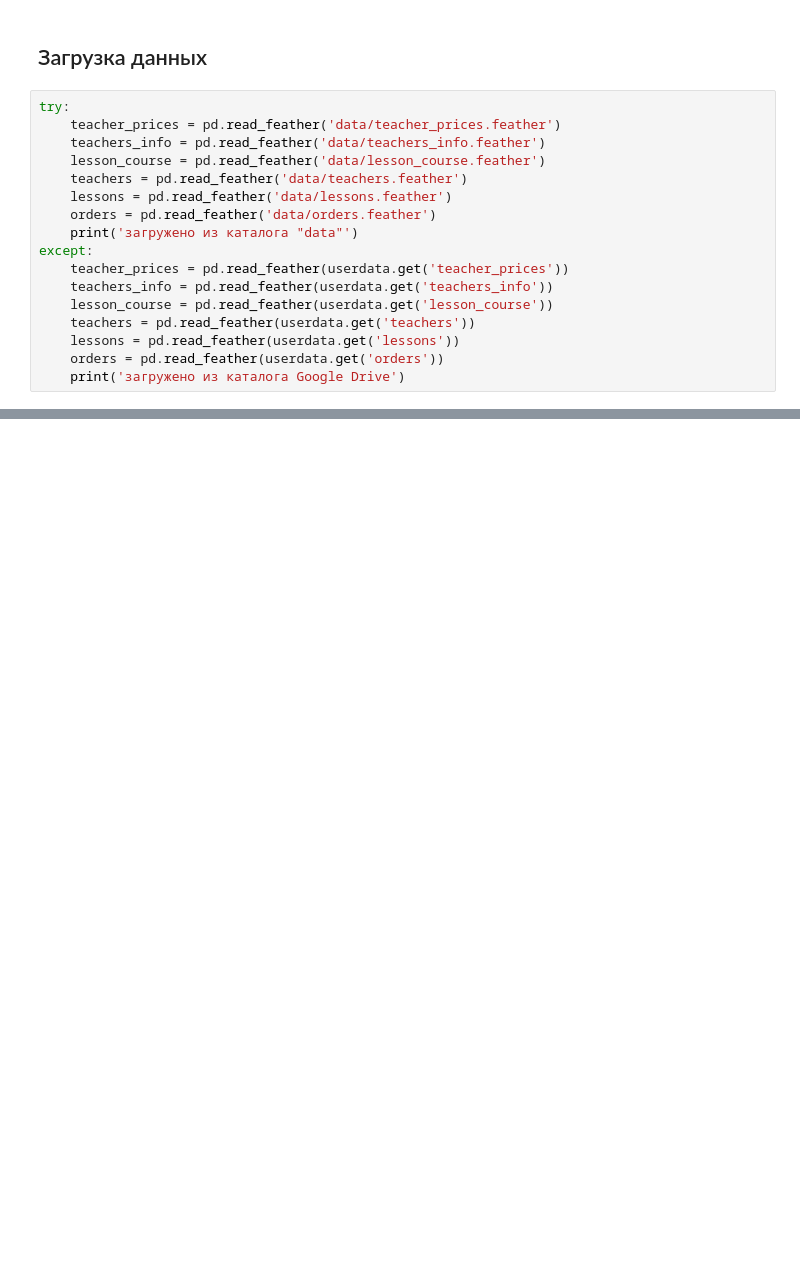
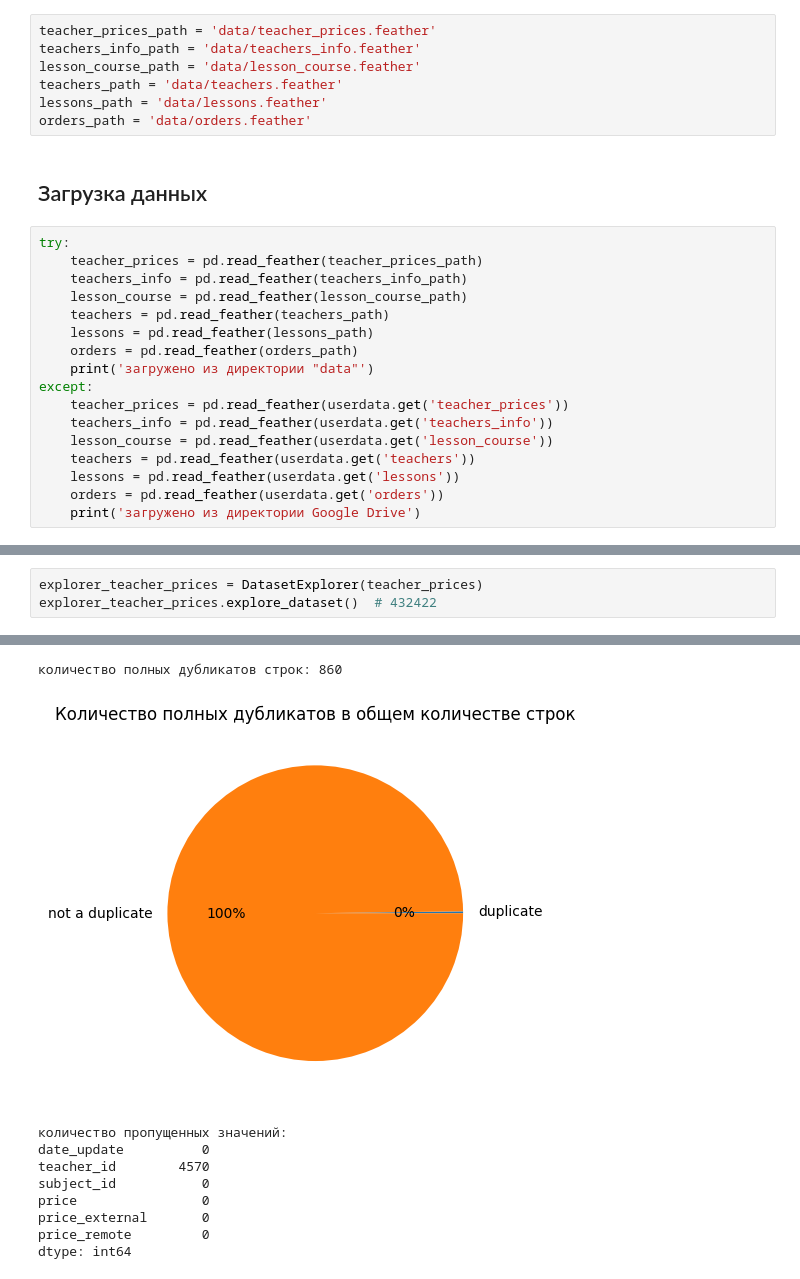
Before and after one commit to denis-42ds/identification_and_optimization_of_payments, a Jupyter notebook: payments_optimization.ipynb, the cells around one changed output, grey strips where cells are left out. Saved outputs shown, nothing was run; the diff lists cells and outputs as text; blank space fills up the shorter version.

Commit message:
data review completed

```diff
--- a/payments_optimization.ipynb
+++ b/payments_optimization.ipynb
@@ -169,14 +183,21 @@ RANDOM_STATE = 42
+# %%
+teacher_prices_path = 'data/teacher_prices.feather'
+teachers_info_path = 'data/teachers_info.feather'
+lesson_course_path = 'data/lesson_course.feather'
+teachers_path = 'data/teachers.feather'
+lessons_path = 'data/lessons.feather'
+orders_path = 'data/orders.feather'
 # %% [markdown]
 ## Загрузка данных
 # %%
 try:
-    teacher_prices = pd.read_feather('data/teacher_prices.feather')
-    teachers_info = pd.read_feather('data/teachers_info.feather')
-    lesson_course = pd.read_feather('data/lesson_course.feather')
-    teachers = pd.read_feather('data/teachers.feather')
-    lessons = pd.read_feather('data/lessons.feather')
-    orders = pd.read_feather('data/orders.feather')
-    print('загружено из каталога "data"')
+    teacher_prices = pd.read_feather(teacher_prices_path)
+    teachers_info = pd.read_feather(teachers_info_path)
+    lesson_course = pd.read_feather(lesson_course_path)
+    teachers = pd.read_feather(teachers_path)
+    lessons = pd.read_feather(lessons_path)
+    orders = pd.read_feather(orders_path)
+    print('загружено из директории "data"')
 except:
     teacher_prices = pd.read_feather(userdata.get('teacher_prices'))
     teachers_info = pd.read_feather(userdata.get('teachers_info'))
@@ -184,4 +205,4 @@ except:
     teachers = pd.read_feather(userdata.get('teachers'))
     lessons = pd.read_feather(userdata.get('lessons'))
     orders = pd.read_feather(userdata.get('orders'))
-    print('загружено из каталога Google Drive')
+    print('загружено из директории Google Drive')
@@ -187,0 +213,4 @@ except:
+# %%
+explorer_teacher_prices = DatasetExplorer(teacher_prices)
+explorer_teacher_prices.explore_dataset()  # 432422
+# %% [output]
@@ -187,0 +236,10 @@ except:
+количество полных дубликатов строк: 860
+[figure, added]
+количество пропущенных значений:
+date_update          0
+teacher_id        4570
+subject_id           0
+price                0
+price_external       0
+price_remote         0
+dtype: int64
```
Also changed, not shown: parts of 50 cells of this notebook, 3 other files.
